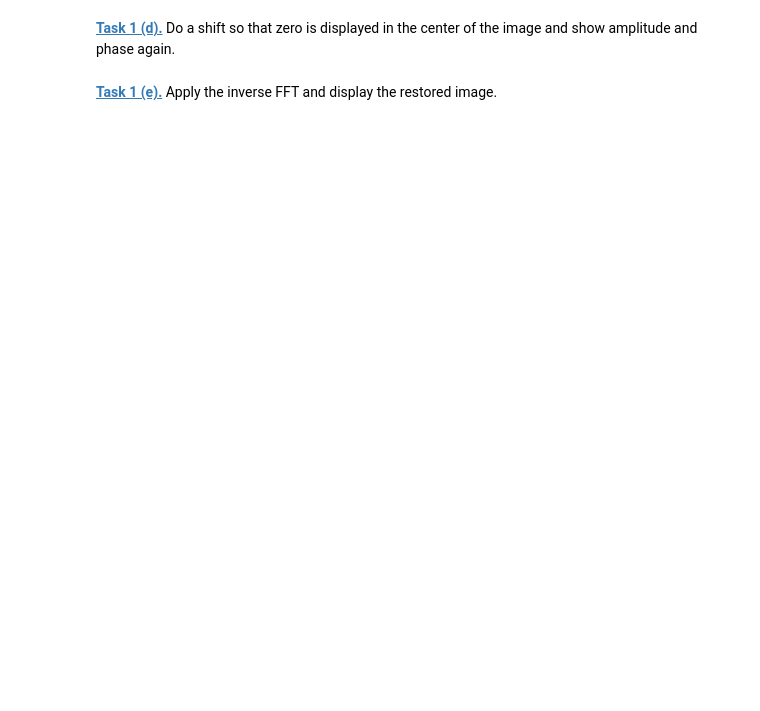
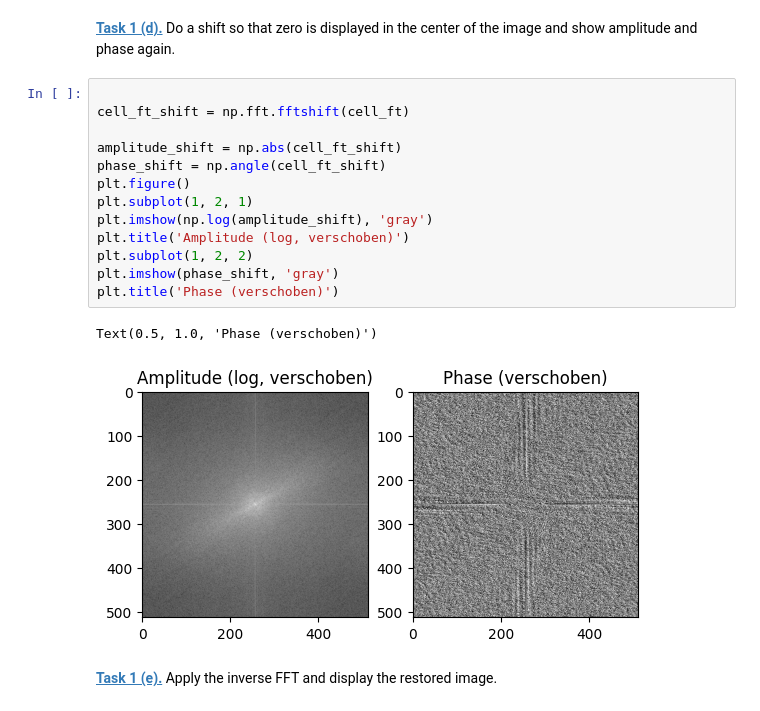
Before and after one commit to lillivoelskow/mobi-fs5-python, a Jupyter notebook: fourier.ipynb, the cells around one changed output. Cells and saved outputs as stored; diff of their text form; blank space fills up the shorter version.

```diff
--- a/fourier.ipynb
+++ b/fourier.ipynb
@@ -22,4 +39,20 @@ plt.imshow(phase, 'gray')
 # %% [markdown]
 **[Task 1 (d).]()** Do a shift so that zero is displayed in the center of the image and show amplitude and phase again.
+# %%
+
+cell_ft_shift = np.fft.fftshift(cell_ft)
+
+amplitude_shift = np.abs(cell_ft_shift)
+phase_shift = np.angle(cell_ft_shift)
+plt.figure()
+plt.subplot(1, 2, 1)
+plt.imshow(np.log(amplitude_shift), 'gray')
+plt.title('Amplitude (log, verschoben)')
+plt.subplot(1, 2, 2)
+plt.imshow(phase_shift, 'gray')
+plt.title('Phase (verschoben)')
+# %% [output]
+Text(0.5, 1.0, 'Phase (verschoben)')
+[figure, added]
 # %% [markdown]
 **[Task 1 (e).]()** Apply the inverse FFT and display the restored image.
```
Also changed, not shown: parts of 23 cells of this notebook.
